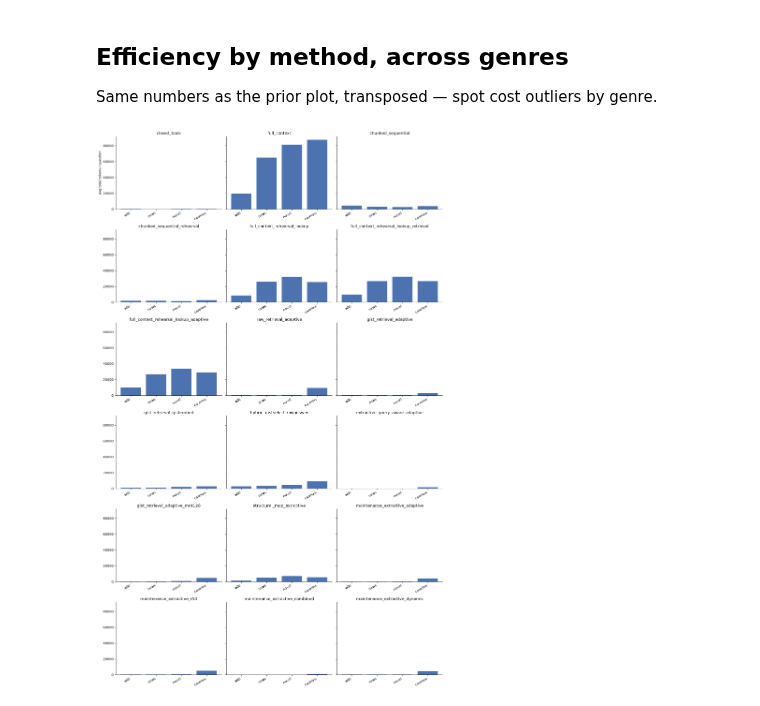
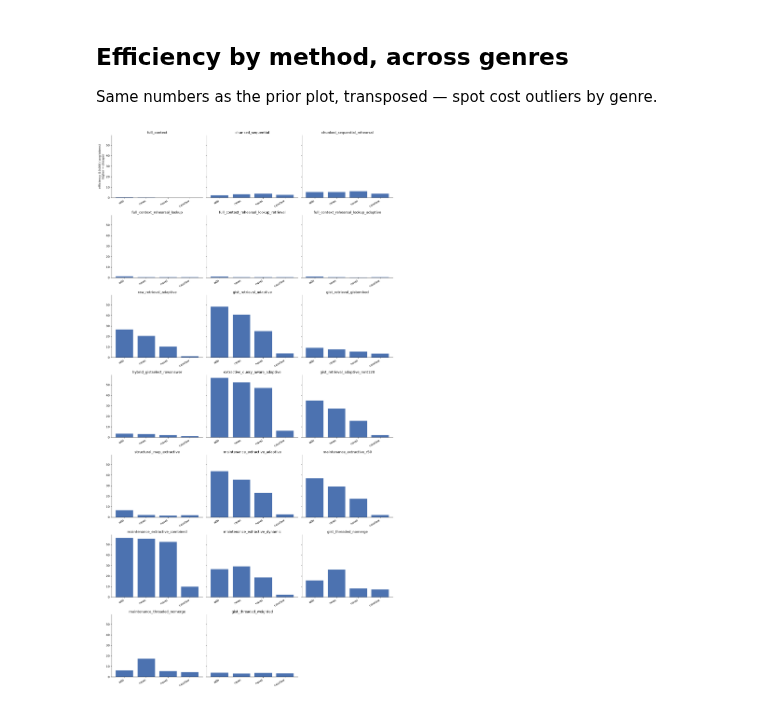
Before and after one commit to lucytheboss/rehearse-then-recall, a Jupyter notebook: notebooks/10_pipeline_6conditions.ipynb, the cells around one changed output. Saved outputs shown, nothing was run; the diff lists cells and outputs as text; code cells hidden in the pictures.

```diff
--- a/notebooks/10_pipeline_6conditions.ipynb
+++ b/notebooks/10_pipeline_6conditions.ipynb
@@ -3112,0 +3184,7 @@ maintenance_extractive_dynamic_df = maint_variant_dfs.get("maintenance_extractiv
+# %%
+def run_maintenance_extractive_dynamic_novel_w1(genre: str, row: pd.Series, model: str, api_key: str) -> dict:
+    """Same Adaptive-k chunk selection + prompt shape as §13m's dynamic-ratio
+    variant, but content comes from full_gists_novel_maintenance_dynamic_w1
+    (window=1 padding around every selected sentence) instead of the
+    unpadded §13m gists. Novel only — see §13n's header."""
+    return _run_maintenance_variant(genre, row, model, api_key, full_gists_novel_maintenance_dynamic_w1)
@@ -3311,24 +4247,36 @@ efficiency = combined.groupby(["genre", "condition"]).agg(
     avg_api_calls=("api_calls", "mean"),
     avg_seconds=("elapsed_seconds", "mean"),
 ).reset_index()
+# higher = cheaper, same 10,000-token scaling as the "accuracy per token" cell
+# above -- closed_book is excluded (EFFICIENCY_CONDITIONS) for the same reason
+# it's excluded there: ~100 tokens inverts into a score that dwarfs everything else
+efficiency["efficiency_score"] = 10_000 / efficiency["avg_tokens"]
+
+tokens_table = efficiency.pivot_table(index="genre", columns="condition", values="avg_tokens")
+tokens_table = tokens_table.reindex(GENRE_ORDER)[[c for c in EFFICIENCY_CONDITIONS if c in tokens_table.columns]]
+print("avg tokens / question, by genre x condition (for reference -- the plot below shows 10,000/this):")
+print(tokens_table.round(0).to_string())
 
 n_genres = len(GENRE_ORDER)
-ncols = 2
-nrows = -(-n_genres // ncols)  # ceil
-fig, axes = plt.subplots(nrows, ncols, figsize=(6 * ncols, 4 * nrows), sharey=True)
+ncols = 1
+nrows = n_genres
+fig, axes = plt.subplots(nrows, ncols, figsize=(11, 3.2 * nrows), sharey=True)
 axes = axes.flatten()
 for ax, genre in zip(axes, GENRE_ORDER):
     sub = efficiency[efficiency["genre"] == genre].set_index("condition").reindex(
-        [c for c in CONDITIONS_ORDER if c in efficiency["condition"].unique()]
+        [c for c in EFFICIENCY_CONDITIONS if c in efficiency["condition"].unique()]
     )
-    ax.bar(range(len(sub)), sub["avg_tokens"], color=[CONDITION_COLORS[c] for c in sub.index])
+    ax.bar(range(len(sub)), sub["efficiency_score"], color=[CONDITION_COLORS[c] for c in sub.index])
     ax.set_xticks(range(len(sub)))
-    ax.set_xticklabels(sub.index, rotation=30, ha="right")
+    ax.set_xticklabels(sub.index, rotation=45, ha="right", fontsize=7)
     ax.set_title(genre)
     ax.spines[["top", "right"]].set_visible(False)
-for ax in axes[n_genres:]:
-    ax.set_visible(False)
-axes[0].set_ylabel("avg total tokens / question")
+    ax.set_ylabel("efficiency\n(10,000 / avg tokens)")
+# 2026-08-14: plots 10,000/avg_tokens instead of raw avg_tokens so a taller bar
+# means "better" here too, matching every other chart in this notebook -- raw
+# token counts were the one place a taller bar meant worse. Exact token counts
+# are in the printed table above, not on the bars, to avoid re-crowding labels
+# right after the §14 legibility pass.
 plt.tight_layout()
 plt.show()
 # %% [output]
@@ -3338,27 +4293,29 @@ plt.show()
 
 Same numbers as the prior plot, transposed — spot cost outliers by genre.
 # %%
-conditions_present = [c for c in CONDITIONS_ORDER if c in efficiency["condition"].unique()]
+conditions_present = [c for c in EFFICIENCY_CONDITIONS if c in efficiency["condition"].unique()]
 
 n_cond = len(conditions_present)
 ncols = min(3, n_cond)  # up to 3 per row
 nrows = -(-n_cond // ncols)  # ceil
 fig, axes = plt.subplots(nrows, ncols, figsize=(5 * ncols, 4 * nrows), sharey=True)
 axes = axes.flatten() if n_cond > 1 else [axes]
 for ax, condition in zip(axes, conditions_present):
     sub = efficiency[efficiency["condition"] == condition].set_index("genre").reindex(GENRE_ORDER)
-    ax.bar(range(len(sub)), sub["avg_tokens"], color="#4c72b0")
+    ax.bar(range(len(sub)), sub["efficiency_score"], color="#4c72b0")
     ax.set_xticks(range(len(sub)))
     ax.set_xticklabels(sub.index, rotation=30, ha="right")
     ax.set_title(condition)
     ax.spines[["top", "right"]].set_visible(False)
 for ax in axes[n_cond:]:
     ax.set_visible(False)
-axes[0].set_ylabel("avg total tokens / question")
+axes[0].set_ylabel("efficiency (10,000 / avg tokens)\nhigher = cheaper")
+# Same score as the prior plot (higher = cheaper), transposed -- spot cost
+# outliers by genre without the polarity flip raw tokens would need.
 plt.tight_layout()
 plt.show()
 # %% [output]
-[figure, old version]
+[figure, new version]
 # %% [markdown]
 ## Summary
 
```
Also changed, not shown: parts of 42 cells of this notebook, 14 other files.
